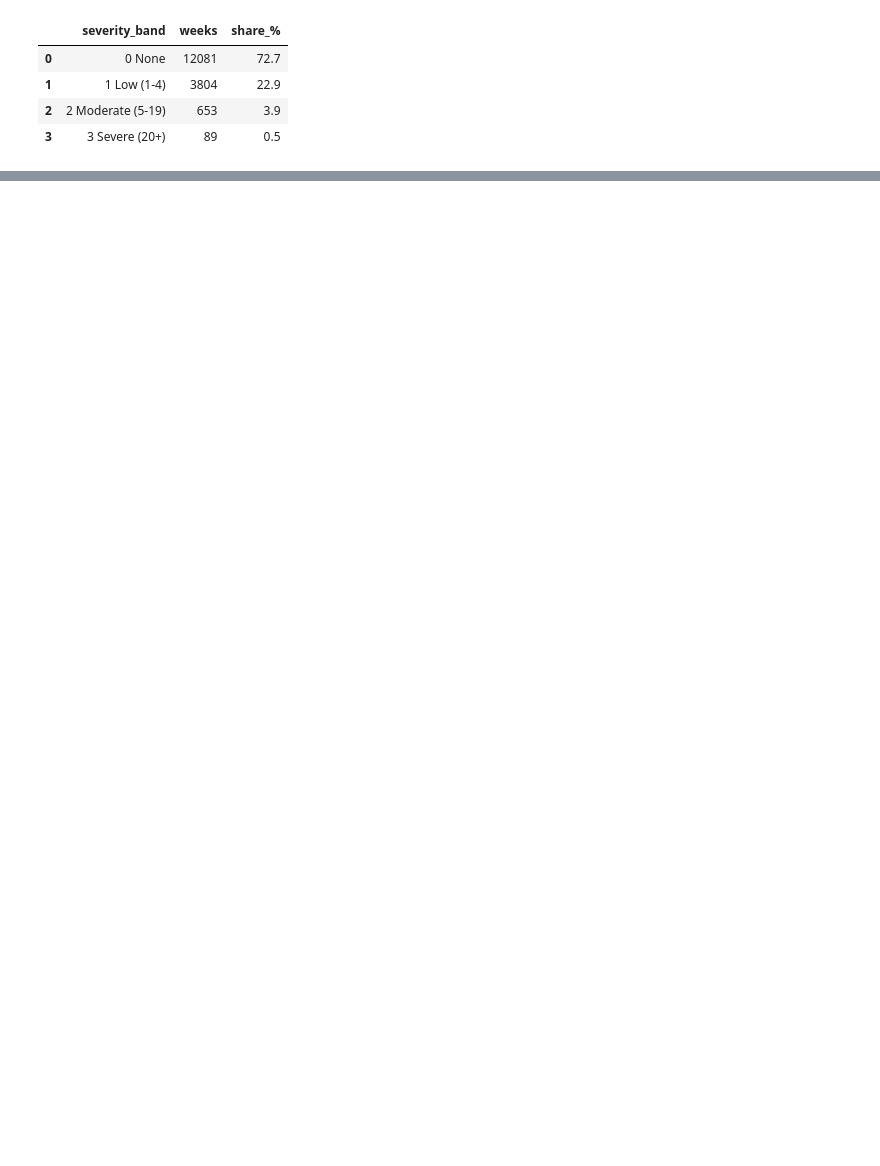
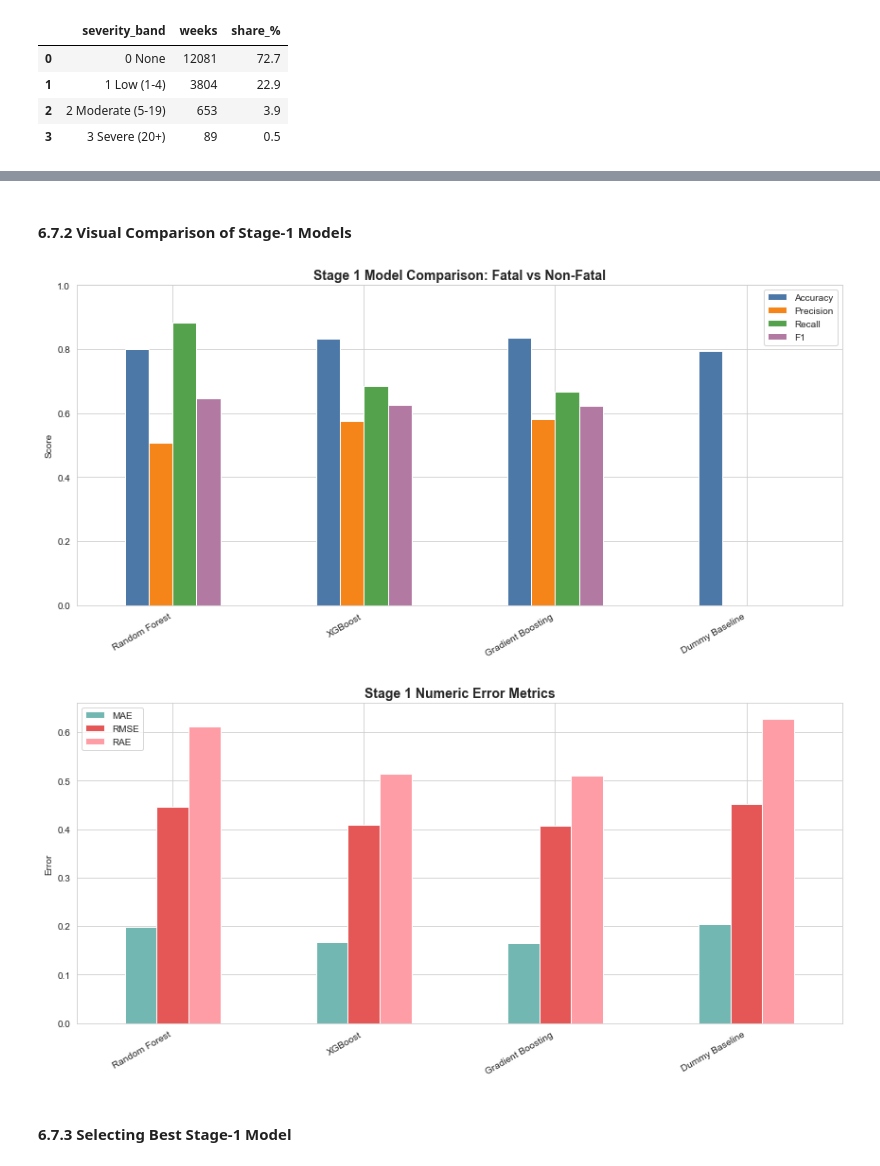
Before and after one commit to KimutaiHub/kenya-political-violence-risk-prediction, a Jupyter notebook: master_notebook.ipynb, the cells around one changed output, grey strips where cells are left out. Cells and saved outputs as stored; diff of their text form; code cells hidden in the pictures; blank space fills up the shorter version.

Commit message:
Modelling section merged

```diff
--- a/master_notebook.ipynb
+++ b/master_notebook.ipynb
@@ -1290,0 +1796,34 @@ plt.show()
+# %% [markdown]
+#### **6.7.2 Visual Comparison of Stage-1 Models**
+# %%
+#STAGE 1 VISUAL COMPARISON
+
+stage1_results_df[["Accuracy", "Precision", "Recall", "F1"]].plot(
+    kind="bar",
+    figsize=(12, 6),
+    color=["#4C78A8", "#F58518", "#54A24B", "#B279A2"]
+)
+
+plt.title("Stage 1 Model Comparison: Fatal vs Non-Fatal", fontsize=14, fontweight="bold")
+plt.ylabel("Score")
+plt.ylim(0, 1)
+plt.xticks(rotation=30, ha="right")
+plt.tight_layout()
+plt.show()
+
+stage1_results_df[["MAE", "RMSE", "RAE"]].plot(
+    kind="bar",
+    figsize=(12, 6),
+    color=["#72B7B2", "#E45756", "#FF9DA6"]
+)
+
+plt.title("Stage 1 Numeric Error Metrics", fontsize=14, fontweight="bold")
+plt.ylabel("Error")
+plt.xticks(rotation=30, ha="right")
+plt.tight_layout()
+plt.show()
+# %% [output]
+[figure, added]
+[figure, added]
+# %% [markdown]
+#### **6.7.3 Selecting Best Stage-1 Model**
```
Also changed, not shown: parts of 164 cells of this notebook, 6 other files.
